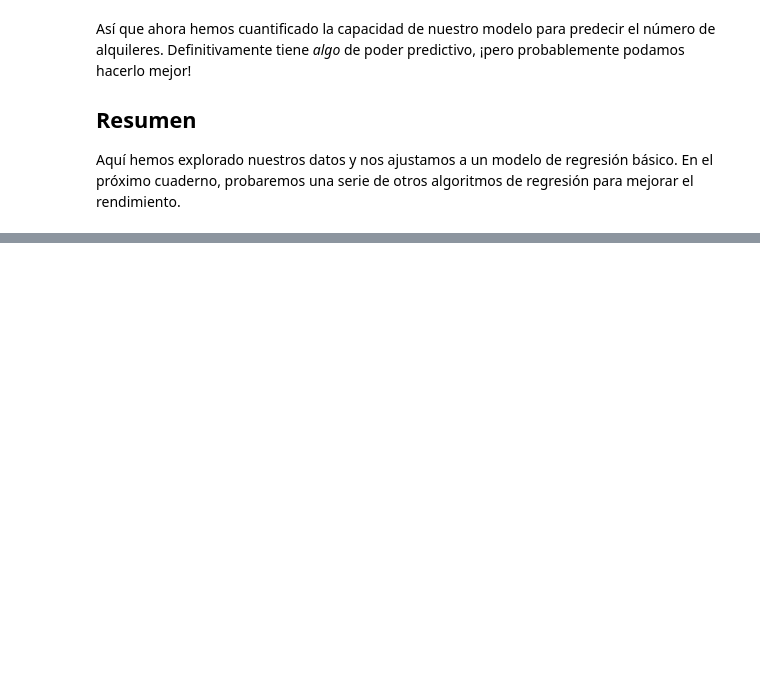
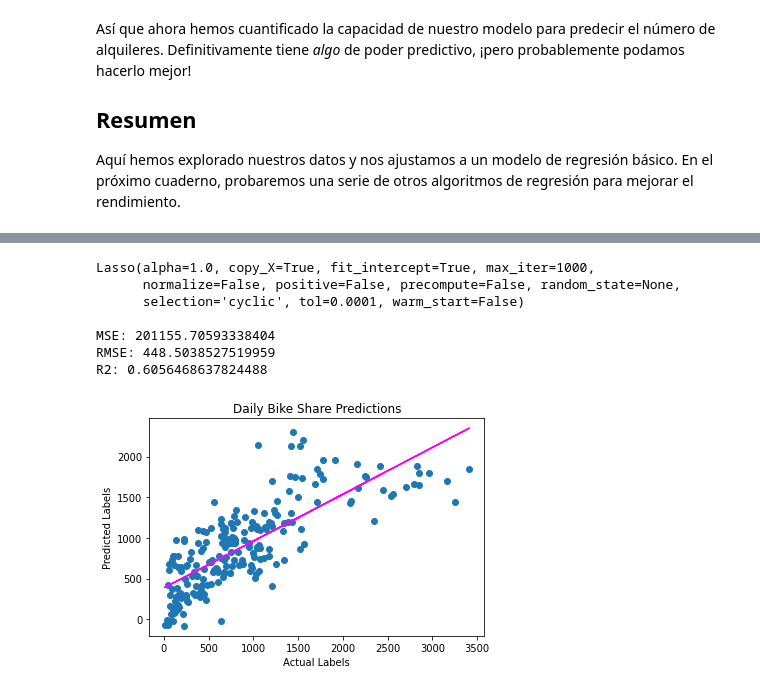
Before and after one commit to DMichelA/Extraccion-de-conocimientos-de-base-de-datos, a Jupyter notebook: Entrenar_y_evaluar_modelos_de_regresion.ipynb, the cells around one changed output, grey strips where cells are left out. Saved outputs shown, nothing was run; the diff lists cells and outputs as text; code cells hidden in the pictures; blank space fills up the shorter version.

```diff
--- a/Entrenar_y_evaluar_modelos_de_regresion.ipynb
+++ b/Entrenar_y_evaluar_modelos_de_regresion.ipynb
@@ -453,0 +541,35 @@ Aquí hemos explorado nuestros datos y nos ajustamos a un modelo de regresión b
+# %%
+from sklearn.linear_model import Lasso
+
+# Ajuste un modelo de lazo en el conjunto de entrenamiento
+model = Lasso().fit(X_train, y_train)
+print (model, "\n")
+
+# Evaluar el modelo utilizando los datos de prueba
+predictions = model.predict(X_test)
+mse = mean_squared_error(y_test, predictions)
+print("MSE:", mse)
+rmse = np.sqrt(mse)
+print("RMSE:", rmse)
+r2 = r2_score(y_test, predictions)
+print("R2:", r2)
+
+# Gráfico predicho vs real
+plt.scatter(y_test, predictions)
+plt.xlabel('Actual Labels')
+plt.ylabel('Predicted Labels')
+plt.title('Daily Bike Share Predictions')
+# Superponer la línea de regresión
+z = np.polyfit(y_test, predictions, 1)
+p = np.poly1d(z)
+plt.plot(y_test,p(y_test), color='magenta')
+plt.show()
+# %% [output]
+Lasso(alpha=1.0, copy_X=True, fit_intercept=True, max_iter=1000,
+      normalize=False, positive=False, precompute=False, random_state=None,
+      selection='cyclic', tol=0.0001, warm_start=False)
+
+MSE: 201155.70593338404
+RMSE: 448.5038527519959
+R2: 0.6056468637824488
+[figure, added]
```
Also changed, not shown: parts of 40 cells of this notebook.
